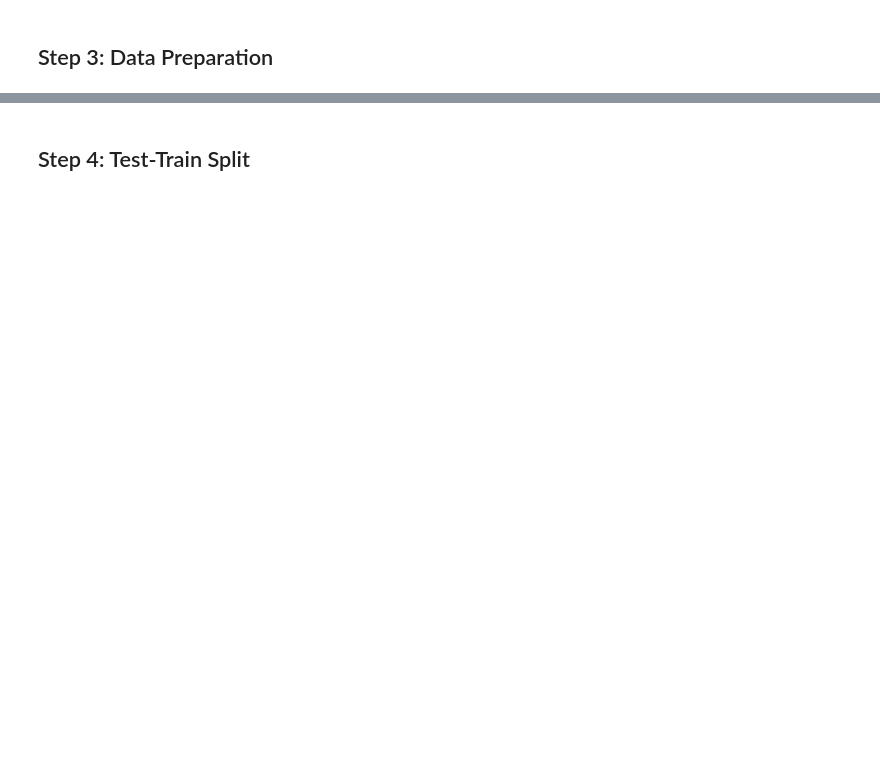
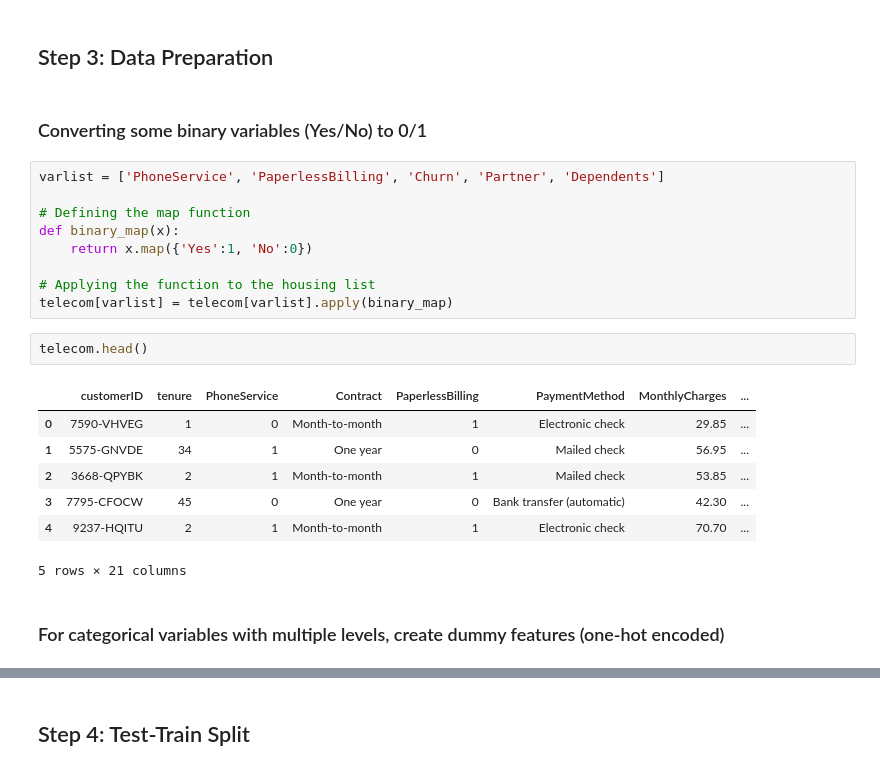
Before and after one commit to surajwate/telecom-churn, a Jupyter notebook: LogisticRegression.ipynb, the cells around one changed output, grey strips where cells are left out. Drawn from its saved outputs; the diff is of its cells as text; blank space fills up the shorter version.

```diff
--- a/LogisticRegression.ipynb
+++ b/LogisticRegression.ipynb
@@ -105,2 +105,25 @@ memory usage: 1.1+ MB
 # %% [markdown]
 ## Step 3: Data Preparation
+# %% [markdown]
+### Converting some binary variables (Yes/No) to 0/1
+# %%
+varlist = ['PhoneService', 'PaperlessBilling', 'Churn', 'Partner', 'Dependents']
+
+# Defining the map function
+def binary_map(x):
+    return x.map({'Yes':1, 'No':0})
+
+# Applying the function to the housing list
+telecom[varlist] = telecom[varlist].apply(binary_map)
+# %%
+telecom.head()
+# %% [output]
+|  | customerID | tenure | PhoneService | Contract | PaperlessBilling | PaymentMethod | MonthlyCharges | ... |
+| 0 | 7590-VHVEG | 1 | 0 | Month-to-month | 1 | Electronic check | 29.85 | ... |
+| 1 | 5575-GNVDE | 34 | 1 | One year | 0 | Mailed check | 56.95 | ... |
+| 2 | 3668-QPYBK | 2 | 1 | Month-to-month | 1 | Mailed check | 53.85 | ... |
+| 3 | 7795-CFOCW | 45 | 0 | One year | 0 | Bank transfer (automatic) | 42.30 | ... |
+| 4 | 9237-HQITU | 2 | 1 | Month-to-month | 1 | Electronic check | 70.70 | ... |
+5 rows × 21 columns
+# %% [markdown]
+### For categorical variables with multiple levels, create dummy features (one-hot encoded)
```
Also changed, not shown: parts of 28 cells of this notebook.
